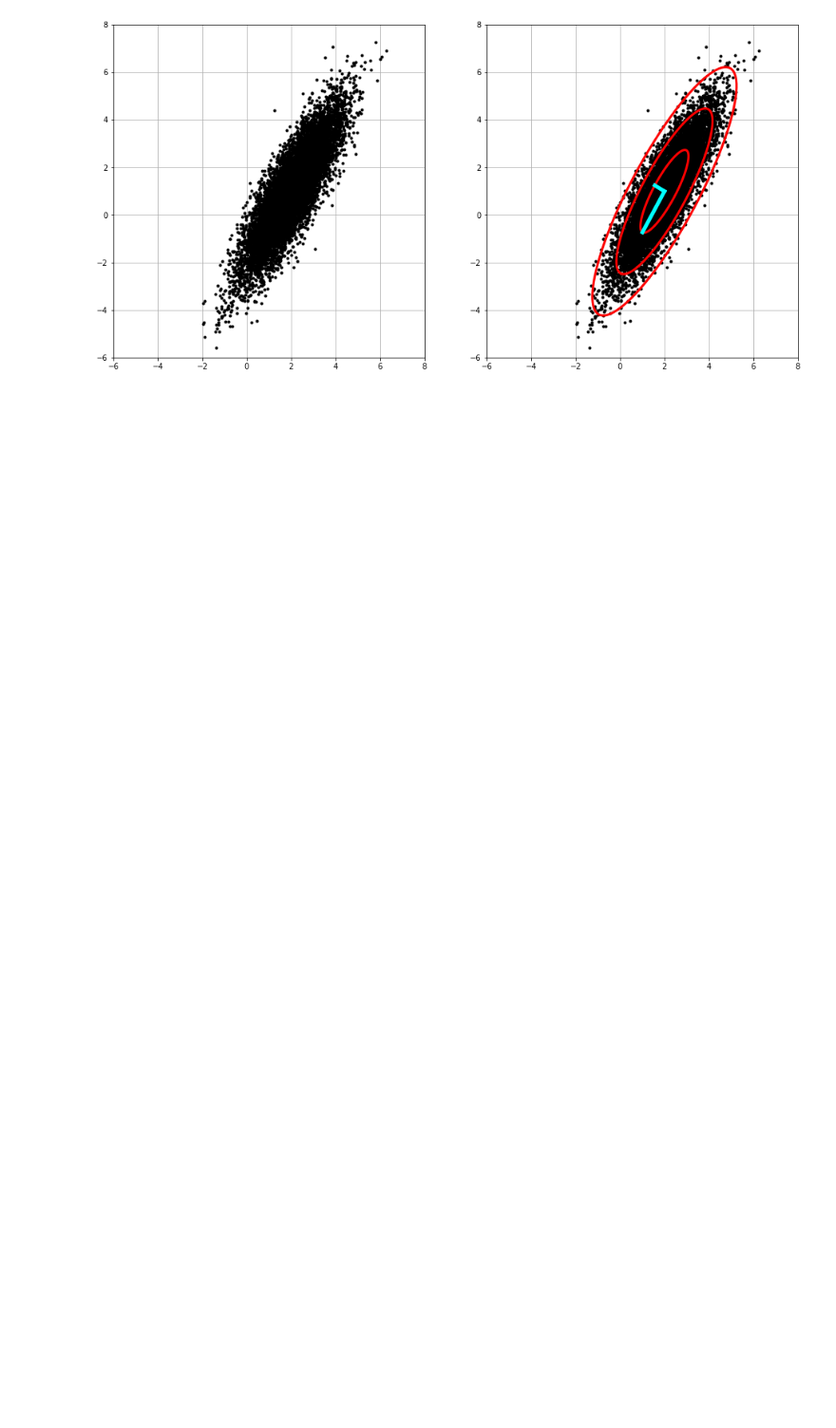
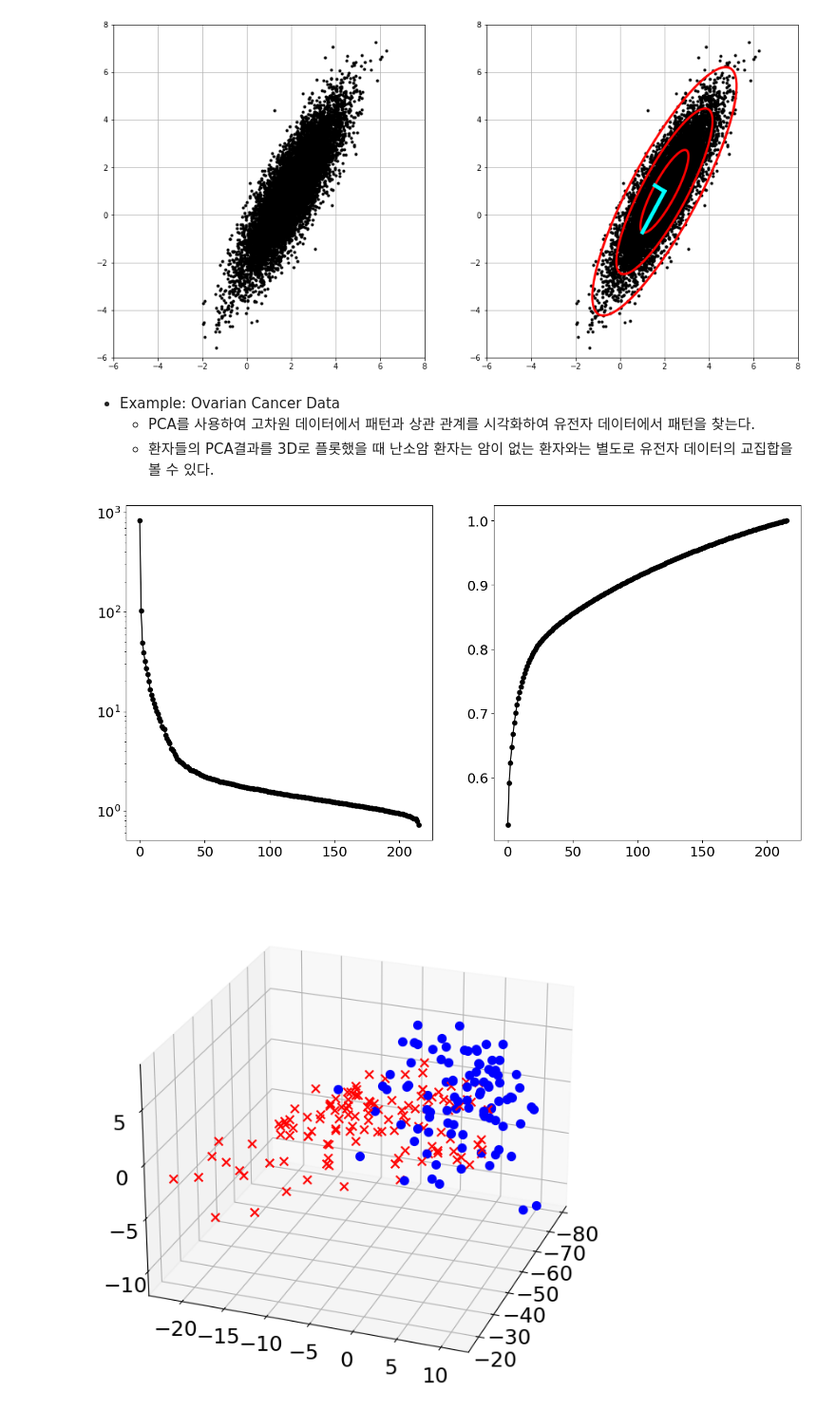
Before and after one commit to ggory15/data_book_rci, a Jupyter notebook: CH01/CH01_SEC05_rci.ipynb, the cells around one changed output. Shown at 95% size. Saved outputs shown, nothing was run; the diff lists cells and outputs as text; code cells hidden in the pictures; blank space fills up the shorter version.

```diff
--- a/CH01/CH01_SEC05_rci.ipynb
+++ b/CH01/CH01_SEC05_rci.ipynb
@@ -75,3 +81,47 @@ ax2.plot(np.array([Xavg[0], Xavg[0]+U[0,1]*S[1]]),
 plt.show()
 # %% [output]
 [figure]
+# %% [markdown]
+* Example: Ovarian Cancer Data
+    * PCA를 사용하여 고차원 데이터에서 패턴과 상관 관계를 시각화하여 유전자 데이터에서 패턴을 찾는다.
+    * 환자들의 PCA결과를 3D로 플롯했을 때 난소암 환자는 암이 없는 환자와는 별도로 유전자 데이터의 교집합을 볼 수 있다.
+# %%
+import matplotlib.pyplot as plt
+import numpy as np
+import os
+from mpl_toolkits.mplot3d import Axes3D
+plt.rcParams['figure.figsize'] = [16, 8]
+plt.rcParams.update({'font.size': 18})
+#난소암 환자의 데이터 로드
+obs = np.loadtxt(os.path.join('..','DATA','ovariancancer_obs.csv'),delimiter=',')
+
+f = open(os.path.join('..','DATA','ovariancancer_grp.csv'), "r")
+grp = f.read().split("\n")
+#PCA 수행
+U, S, VT = np.linalg.svd(obs,full_matrices=0)
+#PCA 결과의 특이값에 관한 그래프
+fig1 = plt.figure()
+ax1 = fig1.add_subplot(121)
+ax1.semilogy(S,'-o',color='k')
+ax2 = fig1.add_subplot(122)
+ax2.plot(np.cumsum(S)/np.sum(S),'-o',color='k')
+plt.show()
+#PCA결과를 3D 공간에서 시각화하는 그래프
+fig2 = plt.figure()
+ax = fig2.add_subplot(111, projection='3d')
+
+for j in range(obs.shape[0]):
+    x = VT[0,:] @ obs[j,:].T
+    y = VT[1,:] @ obs[j,:].T
+    z = VT[2,:] @ obs[j,:].T
+
+    if grp[j] == 'Cancer':
+        ax.scatter(x,y,z,marker='x',color='r',s=50)
+    else:
+        ax.scatter(x,y,z,marker='o',color='b',s=50)
+
+ax.view_init(25,20)
+plt.show()
+# %% [output]
+[figure, added]
+[figure, added]
```
Also changed, not shown: parts of 1 cell of this notebook, 4 other files.
